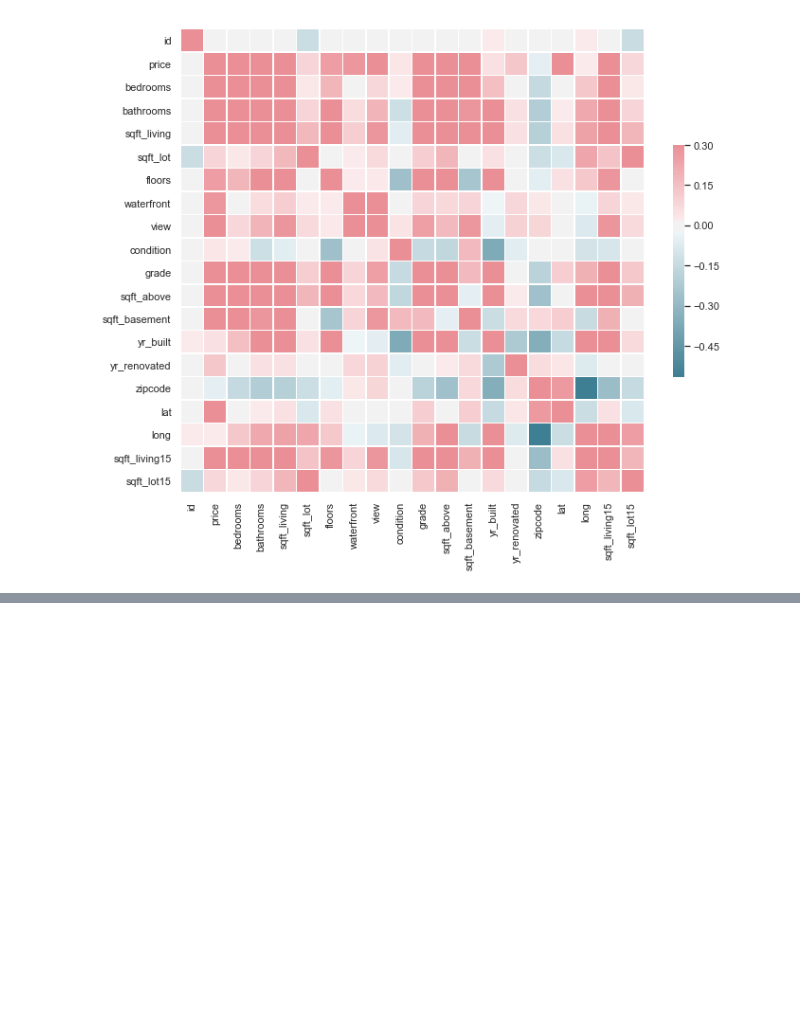
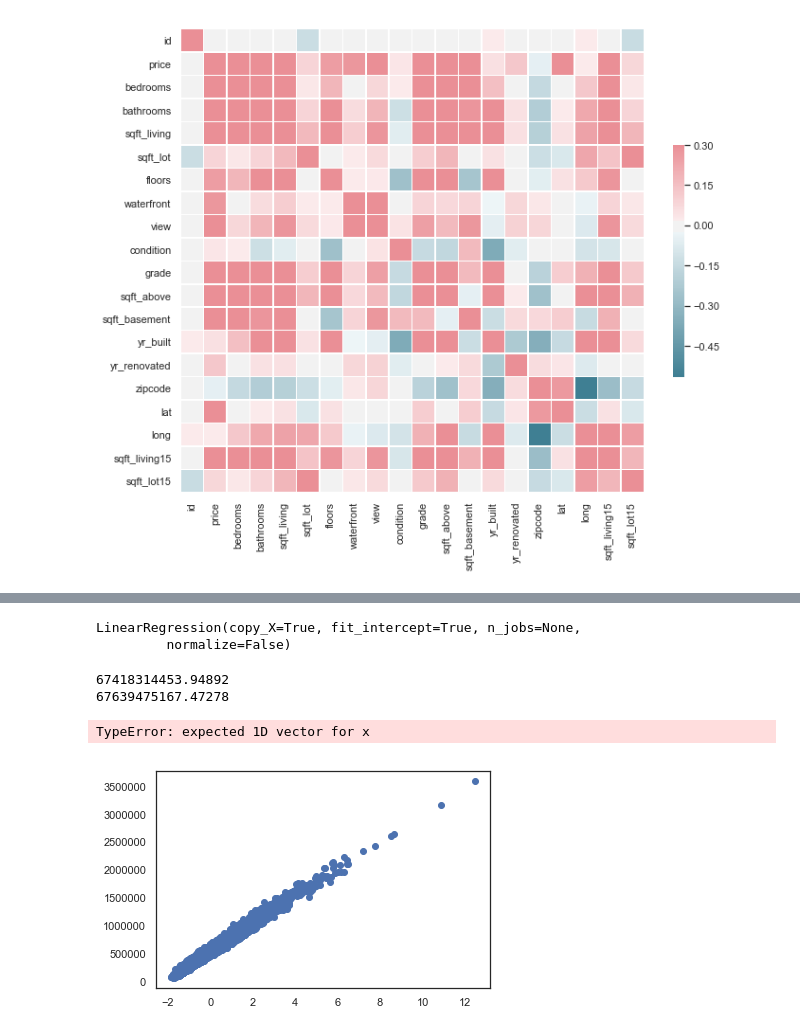
Before and after one commit to mandoiwanaga/dsc-1-final-project, a Jupyter notebook: project.ipynb, the cells around one changed output, grey strips where cells are left out. Cells and saved outputs as stored; diff of their text form; code cells hidden in the pictures; blank space fills up the shorter version.

```diff
--- a/project.ipynb
+++ b/project.ipynb
@@ -122,0 +186,11 @@ sns.heatmap(corr,mask=mask,cmap=cmap,vmax=.3,center=0,square=True,linewidth=.5,c
+# %%
+X = df_norm[['sqft_living', 'sqft_above', 'sqft_living15']]
+y = df_norm['price']
+X_train, X_test, y_train, y_test = train_test_split(X, y, test_size = .2)
+model.fit(X_train, y_train)
+# %% [output]
+LinearRegression(copy_X=True, fit_intercept=True, n_jobs=None,
+         normalize=False)
+# %%
+y_hat_train = model.predict(X_train)
+y_hat_test = model.predict(X_test)
@@ -122,0 +202,44 @@ sns.heatmap(corr,mask=mask,cmap=cmap,vmax=.3,center=0,square=True,linewidth=.5,c
+# %%
+train_mse = mean_squared_error(y_train, y_hat_train)
+test_mse = mean_squared_error(y_test, y_hat_test)
+print(train_mse)
+print(test_mse)
+# %% [output]
+67418314453.94892
+67639475167.47278
+# %%
+train_error = []
+test_error = []
+mean_train_error = []
+mean_test_error = []
+# %%
+test_sizes = list(range(5,95,10))
+# %%
+for i in test_sizes:
+    for n in range(0,100):
+        X_train, X_test, y_train, y_test = train_test_split(X, y, test_size = i/100)
+        model.fit(X_train, y_train)
+        y_hat_train = model.predict(X_train)
+        y_hat_test = model.predict(X_test)
+        train_error.append(mean_squared_error(y_train, y_hat_train))
+        test_error.append(mean_squared_error(y_test, y_hat_test))
+    mean_train_error.append(np.mean(train_error))
+    mean_test_error.append(np.mean(test_error))
+plt.scatter(test_sizes, mean_train_error, label = 'Training Error')
+plt.scatter(test_sizes, mean_test_error, label = 'Testing Error')
+plt.legend()
+# %%
+from numpy.polynomial.polynomial import polyfit
+
+sqft_above, sqft_living, sqft_living15 = np.split(X_test,3,axis=1)
+
+ls_vars = [sqft_above,sqft_living,sqft_living15]
+
+for var in ls_vars:
+    plt.scatter(x=var,y=y_hat_test)
+    b,m = polyfit(var,y_hat_test,1)
+    plt.plot(var,b+m * var,'-')
+    plt.show()
+# %% [output]
+TypeError: expected 1D vector for x
+[figure, added]
```
Also changed, not shown: parts of 13 cells of this notebook.
